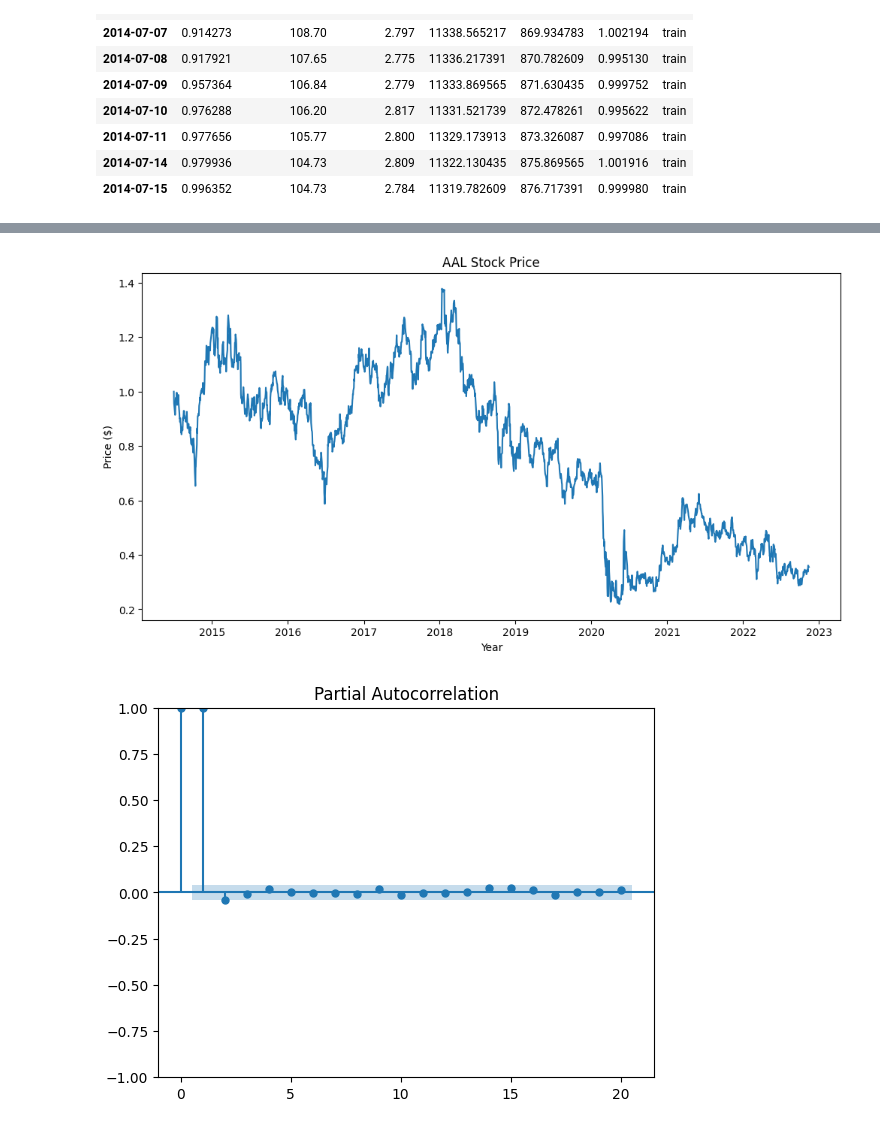
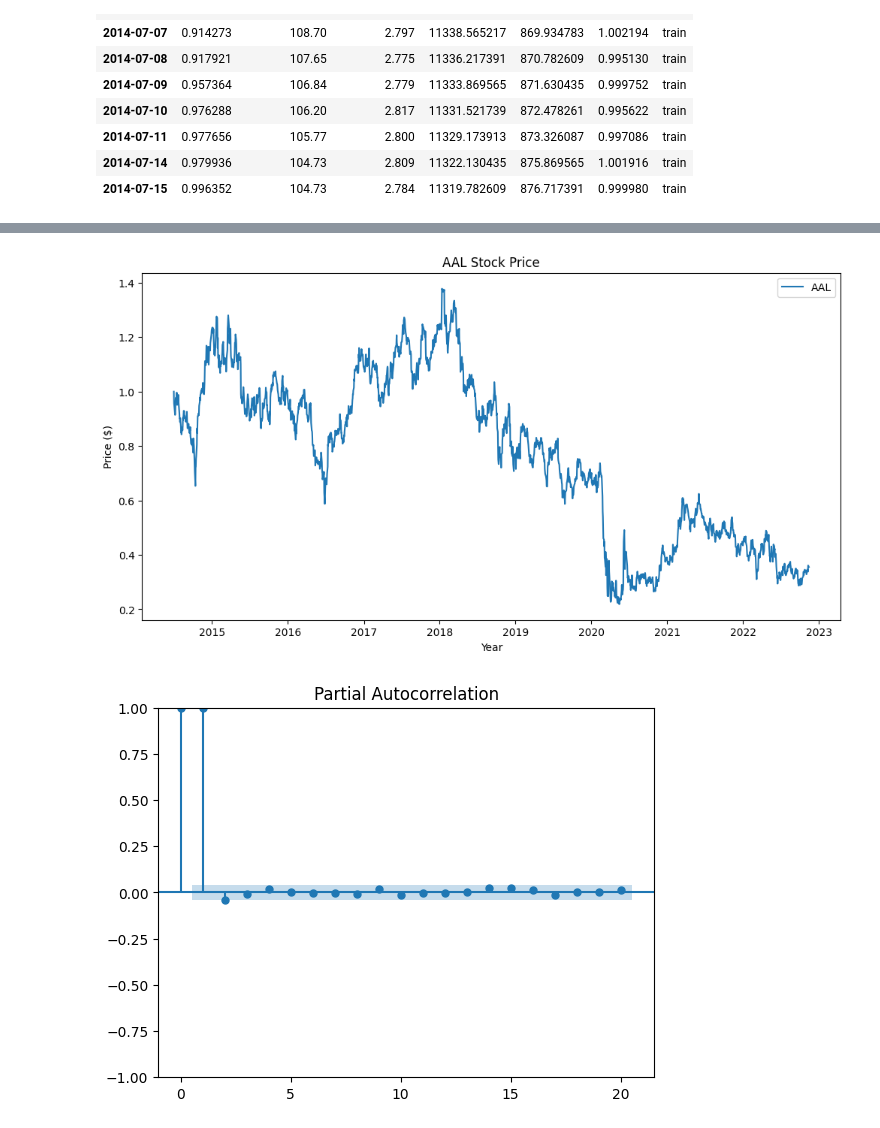
Before and after one commit to wr0om/FintechProject, a Jupyter notebook: Yarden.ipynb, the cells around one changed output, grey strips where cells are left out. Cells and saved outputs as stored; diff of their text form; code cells hidden in the pictures.

```diff
--- a/Yarden.ipynb
+++ b/Yarden.ipynb
@@ -34,12 +49,13 @@ AAL = data['Close']
 # %%
 plt.figure(figsize=(12, 6))
 plt.plot(AAL)
 plt.title('AAL Stock Price')
 plt.xlabel('Year')
 plt.ylabel('Price ($)')
+plt.legend(['AAL'])
 plt.show()
 # %% [output]
-[figure, old version]
+[figure, new version]
 # %%
 tsaplots.plot_pacf(AAL, lags=20);
 # %% [output]
```
Also changed, not shown: parts of 14 cells of this notebook.
